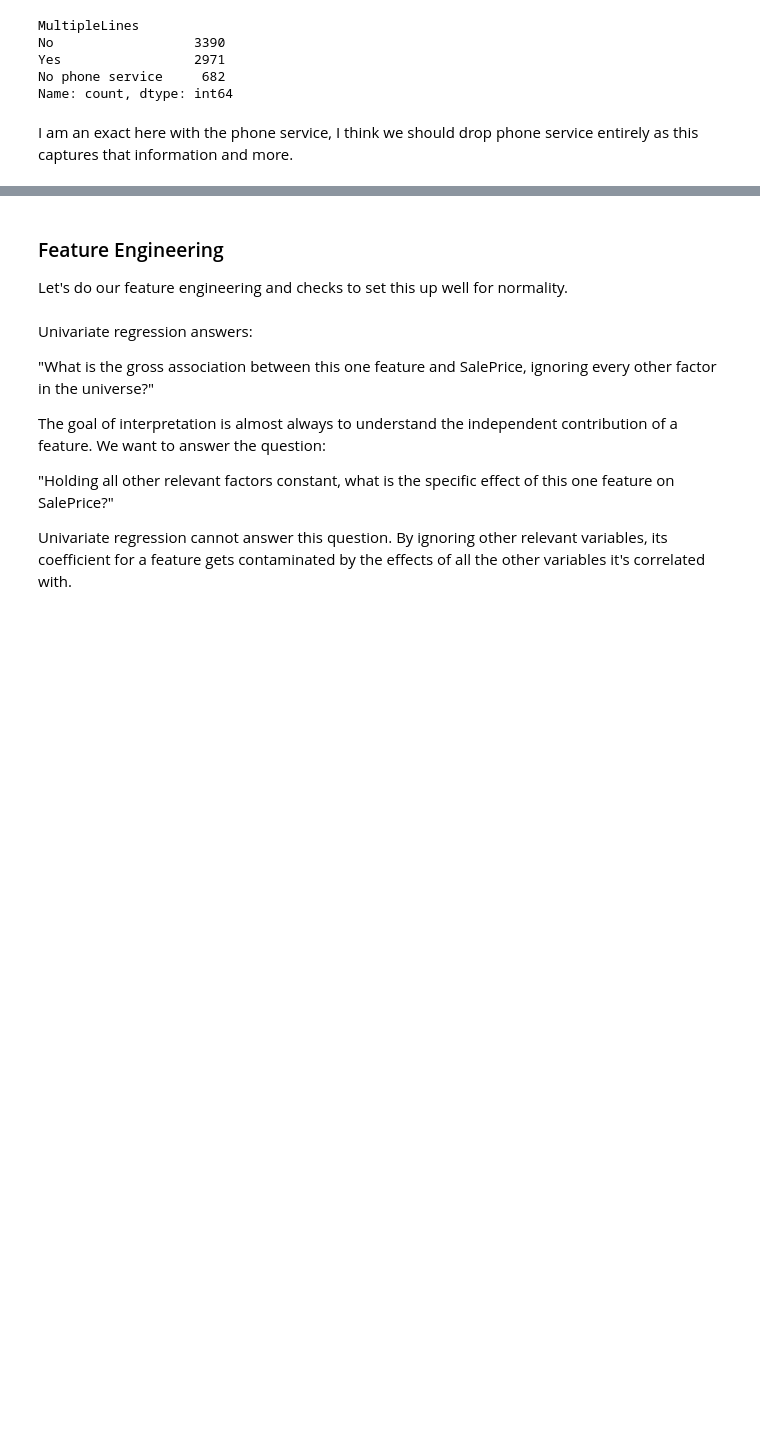
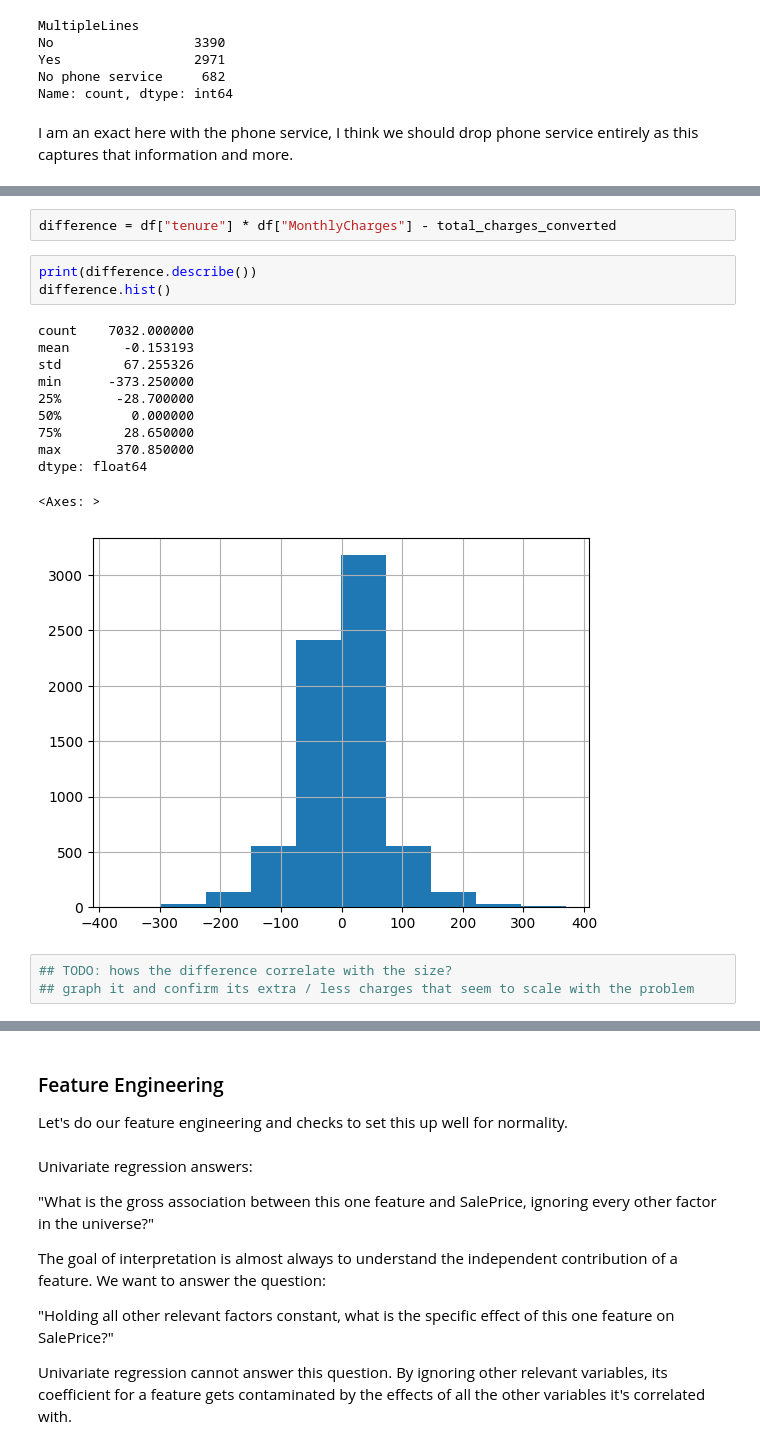
Before and after one commit to angelusualle/machine-learning, a Jupyter notebook: classification/linear-decision-boundaries/discriminative/logistic/logistic_regression.ipynb, the cells around one changed output, grey strips where cells are left out. Cells and saved outputs as stored; diff of their text form; blank space fills up the shorter version.

```diff
--- a/classification/linear-decision-boundaries/discriminative/logistic/logistic_regression.ipynb
+++ b/classification/linear-decision-boundaries/discriminative/logistic/logistic_regression.ipynb
@@ -2057,0 +2217,20 @@ I am an exact here with the phone service, I think we should drop phone service
+# %%
+difference = df["tenure"] * df["MonthlyCharges"] - total_charges_converted
+# %%
+print(difference.describe())
+difference.hist()
+# %% [output]
+count    7032.000000
+mean       -0.153193
+std        67.255326
+min      -373.250000
+25%       -28.700000
+50%         0.000000
+75%        28.650000
+max       370.850000
+dtype: float64
+<Axes: >
+[figure, added]
+# %%
+## TODO: hows the difference correlate with the size?
+## graph it and confirm its extra / less charges that seem to scale with the problem
```
Also changed, not shown: parts of 36 cells of this notebook.
